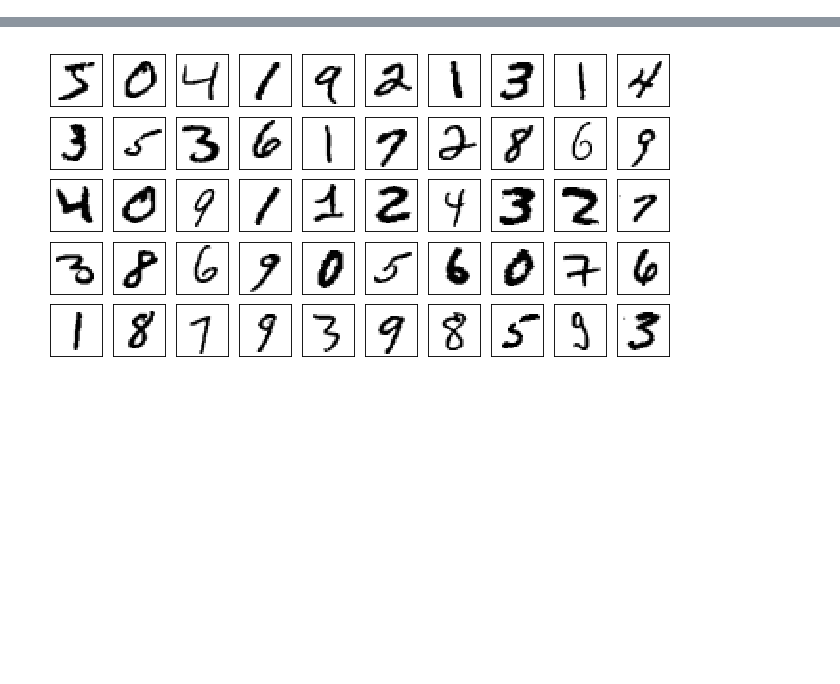
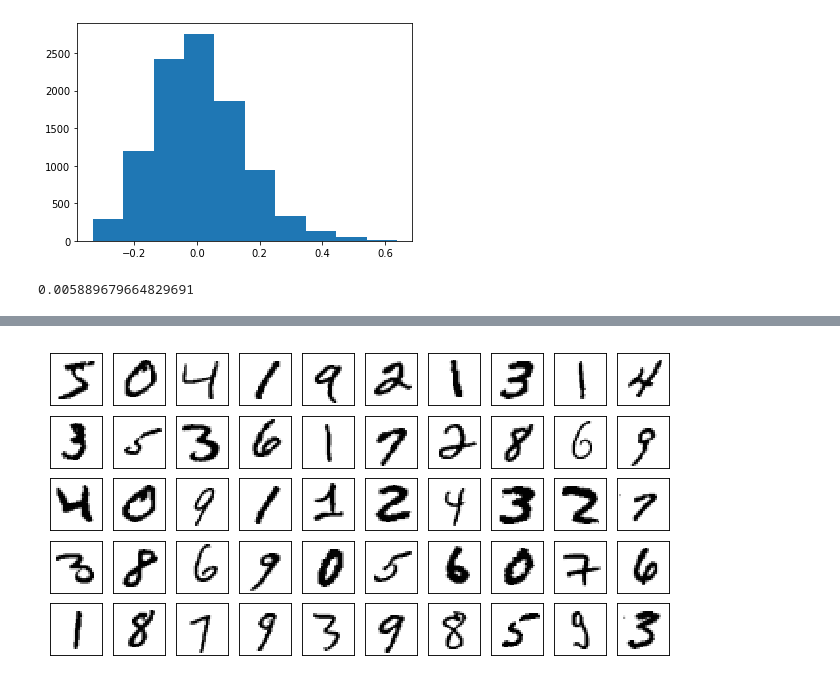
Before and after one commit to Alkud/OTUS_NN_HOMEWORKS, a Jupyter notebook: 01_INTRO/dataset.ipynb, the cells around one changed output, grey strips where cells are left out. Saved outputs shown, nothing was run; the diff lists cells and outputs as text; code cells hidden in the pictures; blank space fills up the shorter version.

```diff
--- a/01_INTRO/dataset.ipynb
+++ b/01_INTRO/dataset.ipynb
@@ -59,0 +73,10 @@ tensor([[[0.0000, 0.0000, 0.0000, 0.0000, 0.0000, 0.0000, 0.0000, 0.0000,
+# %%
+test_means = [test_data[i][0].mean().item() for i in range(test_data.data.shape[0])]
+# %%
+plt.hist(test_means);
+# %% [output]
+[figure, added]
+# %%
+np.mean(test_means)
+# %% [output]
+0.005889679664829691
```
Also changed, not shown: parts of 23 cells of this notebook.
